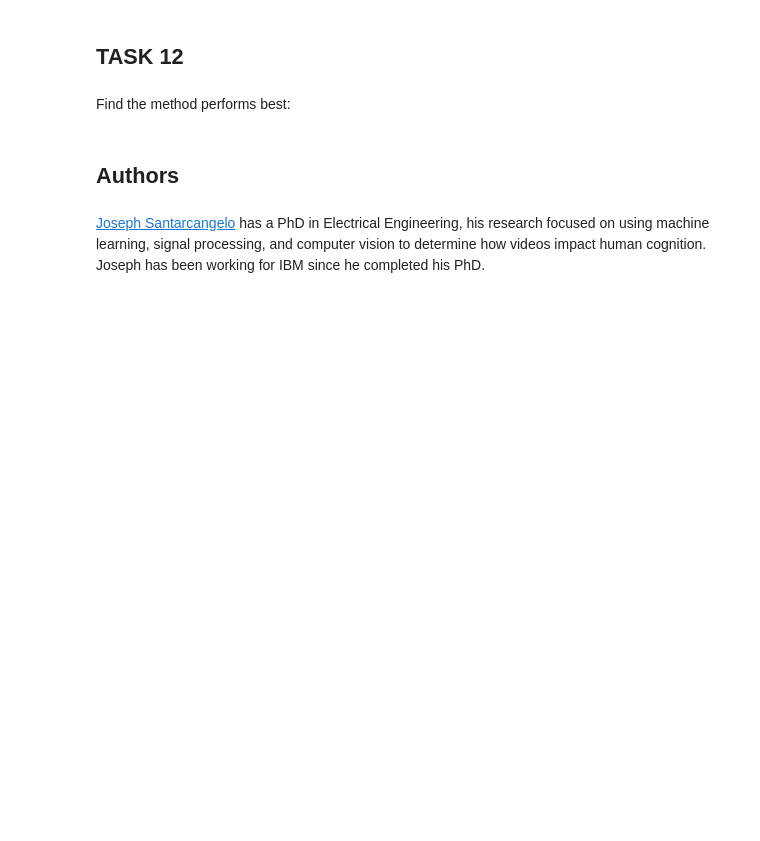
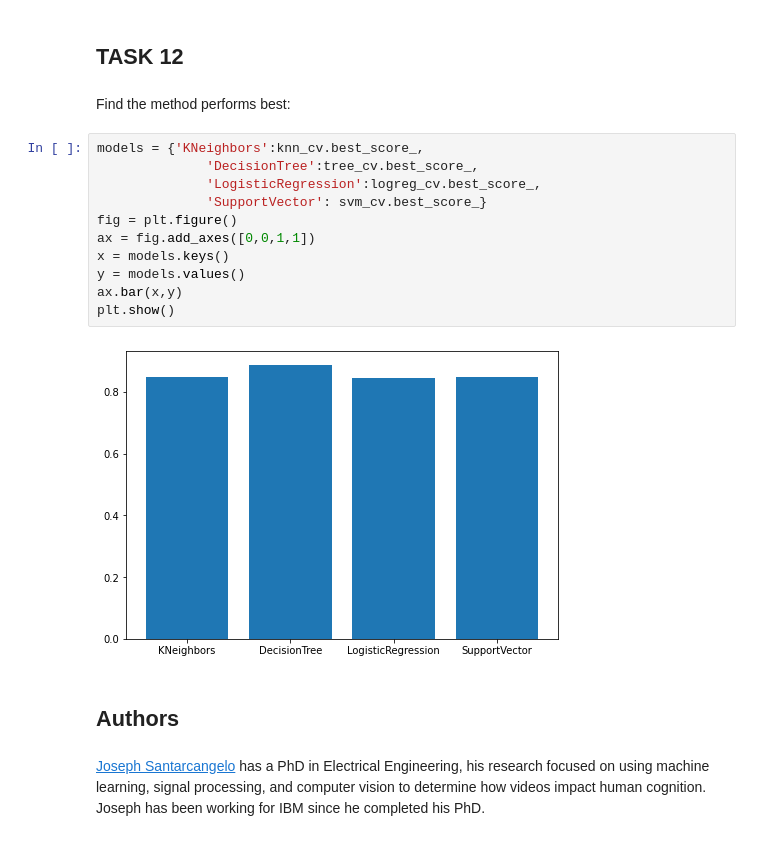
Before and after one commit to Zagado/Applied-Data-Science-Capstone-Project, a Jupyter notebook: SpaceX_Machine Learning Prediction_Part_5.ipynb, the cells around one changed output. Cells and saved outputs as stored; diff of their text form; blank space fills up the shorter version.

```diff
--- a/SpaceX_Machine Learning Prediction_Part_5.ipynb
+++ b/SpaceX_Machine Learning Prediction_Part_5.ipynb
@@ -322,6 +324,19 @@ plot_confusion_matrix(Y_test,yhat)
 ## TASK  12
 # %% [markdown]
 Find the method performs best:
+# %%
+models = {'KNeighbors':knn_cv.best_score_,
+              'DecisionTree':tree_cv.best_score_,
+              'LogisticRegression':logreg_cv.best_score_,
+              'SupportVector': svm_cv.best_score_}
+fig = plt.figure()
+ax = fig.add_axes([0,0,1,1])
+x = models.keys()
+y = models.values()
+ax.bar(x,y)
+plt.show()
+# %% [output]
+[figure, added]
 # %% [markdown]
 ## Authors
 # %% [markdown]
```
Also changed, not shown: parts of 1 cell of this notebook, 4 other files.
